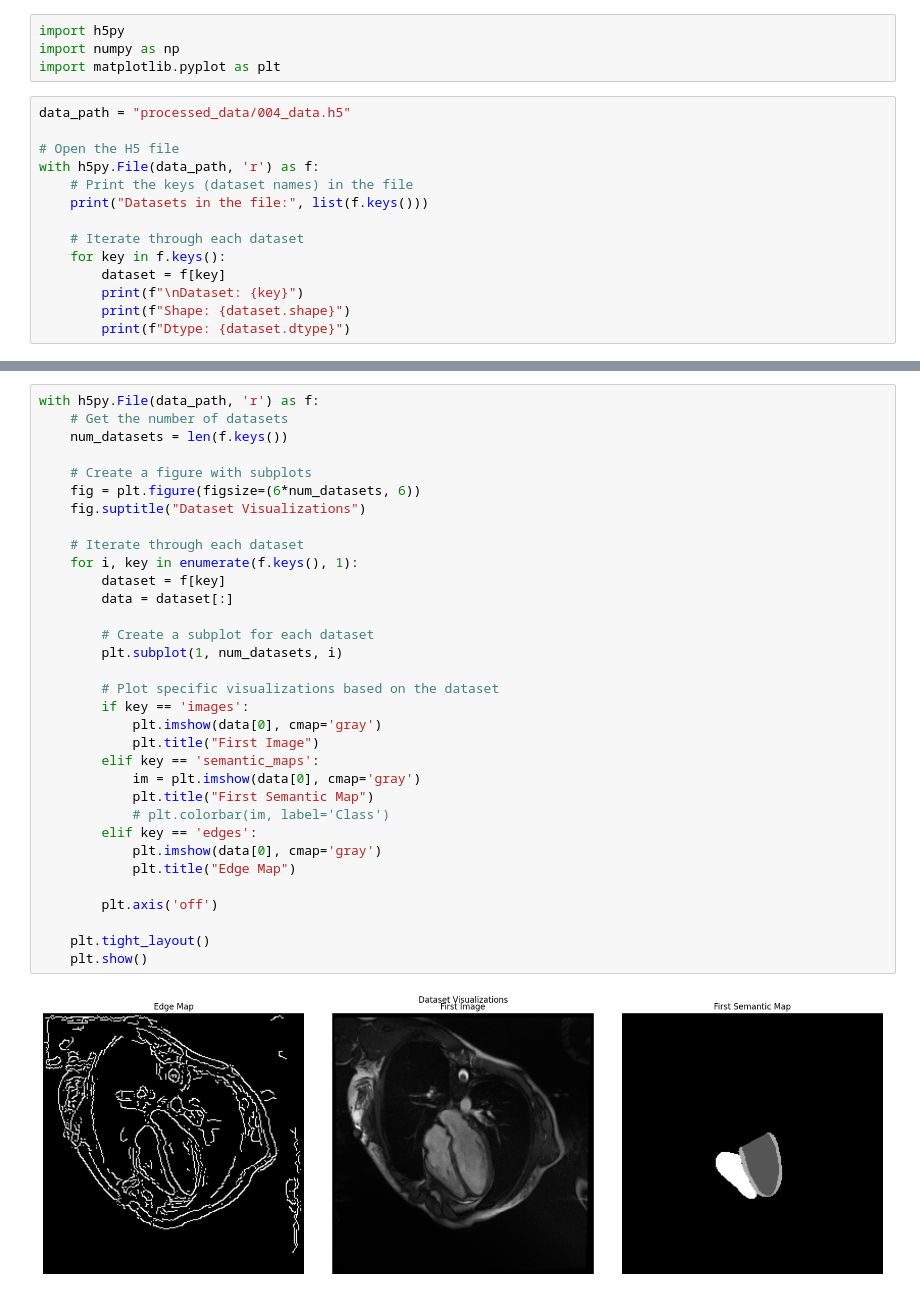
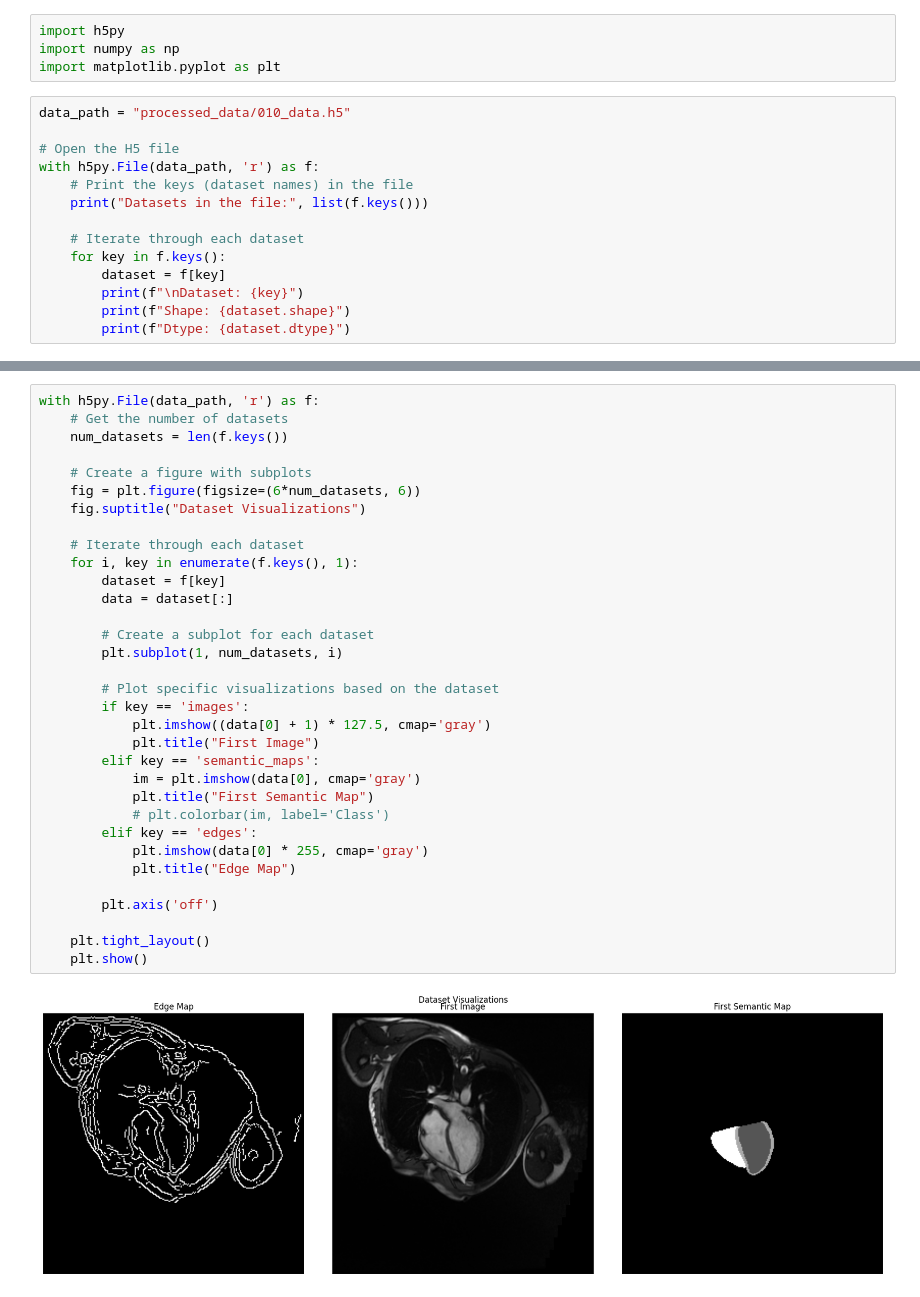
Before and after one commit to tonyyunyang/ldm-medical-image, a Jupyter notebook: verify_dataset.ipynb, the cells around one changed output, grey strips where cells are left out. Drawn from its saved outputs; the diff is of its cells as text.

```diff
--- a/verify_dataset.ipynb
+++ b/verify_dataset.ipynb
@@ -3,7 +3,7 @@ import h5py
 import numpy as np
 import matplotlib.pyplot as plt
 # %%
-data_path = "processed_data/004_data.h5"
+data_path = "processed_data/010_data.h5"
 
 # Open the H5 file
 with h5py.File(data_path, 'r') as f:
@@ -35,33 +35,33 @@ with h5py.File(data_path, 'r') as f:
     # Get the number of datasets
     num_datasets = len(f.keys())
 
     # Create a figure with subplots
     fig = plt.figure(figsize=(6*num_datasets, 6))
     fig.suptitle("Dataset Visualizations")
 
     # Iterate through each dataset
     for i, key in enumerate(f.keys(), 1):
         dataset = f[key]
         data = dataset[:]
 
         # Create a subplot for each dataset
         plt.subplot(1, num_datasets, i)
 
         # Plot specific visualizations based on the dataset
         if key == 'images':
-            plt.imshow(data[0], cmap='gray')
+            plt.imshow((data[0] + 1) * 127.5, cmap='gray')
             plt.title("First Image")
         elif key == 'semantic_maps':
             im = plt.imshow(data[0], cmap='gray')
             plt.title("First Semantic Map")
             # plt.colorbar(im, label='Class')
         elif key == 'edges':
-            plt.imshow(data[0], cmap='gray')
+            plt.imshow(data[0] * 255, cmap='gray')
             plt.title("Edge Map")
 
         plt.axis('off')
 
     plt.tight_layout()
     plt.show()
 # %% [output]
-[figure, old version]
+[figure, new version]
```
Also changed, not shown: parts of 1 cell of this notebook, 9 other files.
